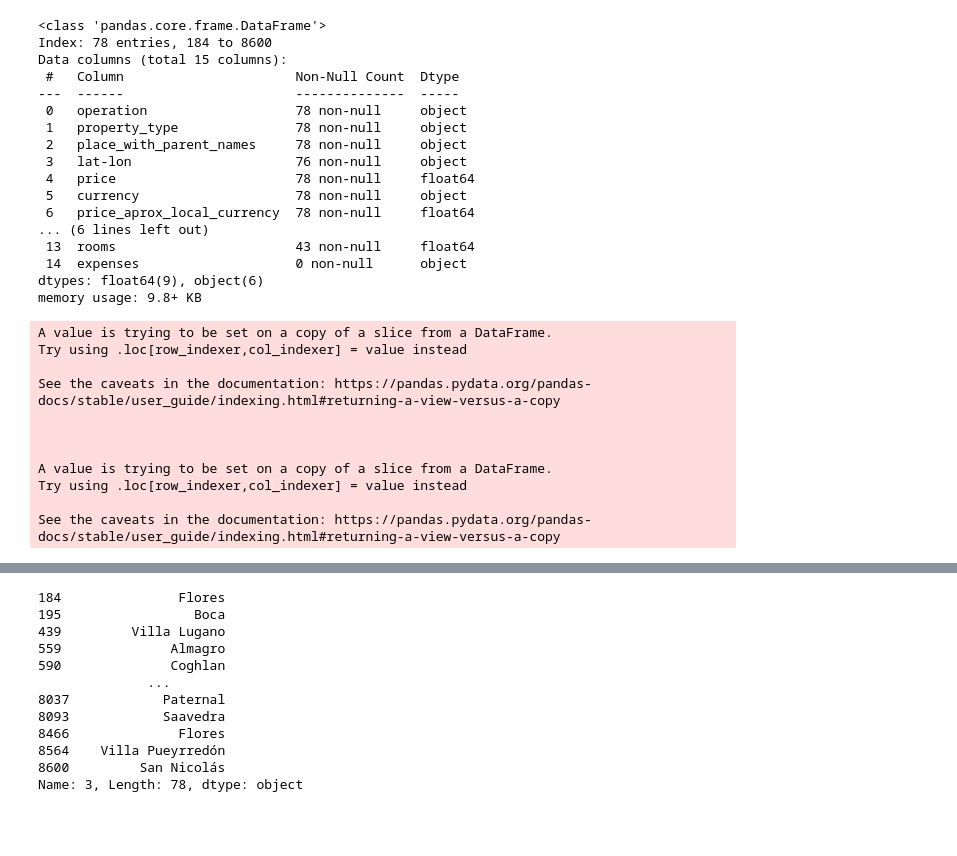
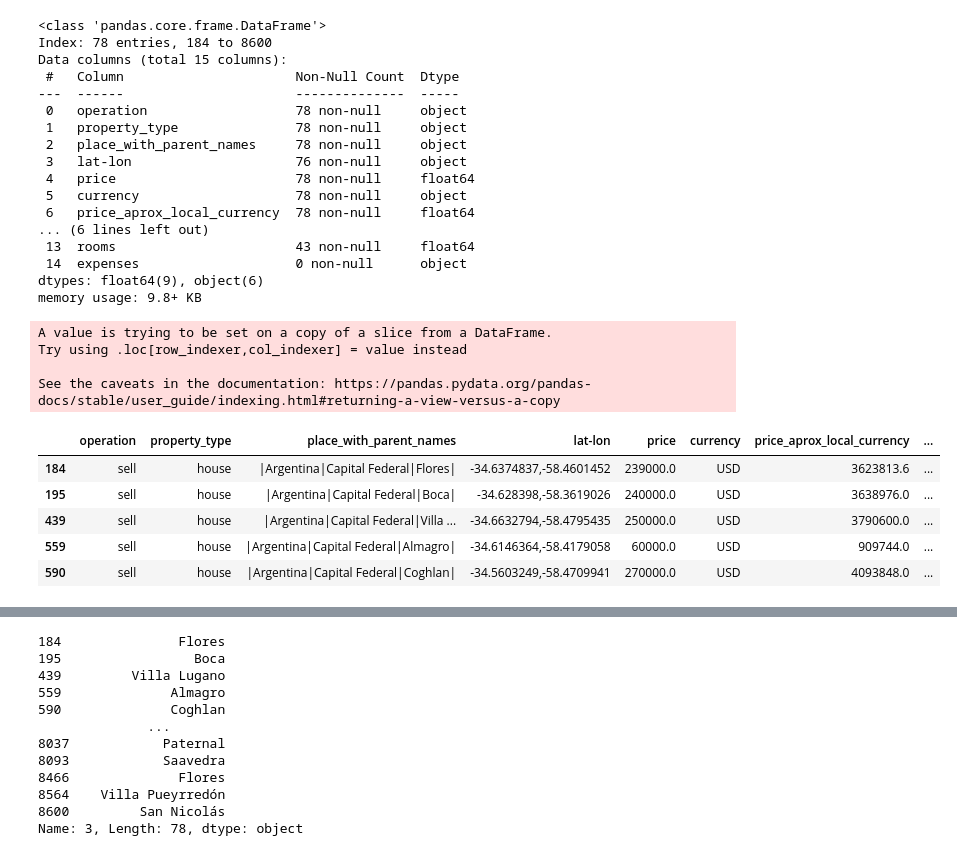
Before and after one commit to HXCLogic/Machine-Learning-382, a Jupyter notebook: lab-103-data-preparation/lab_103-data-preparation.ipynb, the cells around one changed output, grey strips where cells are left out. Cells and saved outputs as stored; diff of their text form; code cells hidden in the pictures; blank space fills up the shorter version.

```diff
--- a/lab-103-data-preparation/lab_103-data-preparation.ipynb
+++ b/lab-103-data-preparation/lab_103-data-preparation.ipynb
@@ -527,18 +541,18 @@ dtypes: float64(9), object(6)
 memory usage: 9.8+ KB
 # %%
 df3[['lat', 'lon']] = df3['lat-lon'].str.split(',', expand=True).astype(float).set_axis(['lat', 'lon'], axis=1)
+df3.head()
 # %% [output]
 A value is trying to be set on a copy of a slice from a DataFrame.
 Try using .loc[row_indexer,col_indexer] = value instead
 
 See the caveats in the documentation: https://pandas.pydata.org/pandas-docs/stable/user_guide/indexing.html#returning-a-view-versus-a-copy
-
-
-
-A value is trying to be set on a copy of a slice from a DataFrame.
-Try using .loc[row_indexer,col_indexer] = value instead
-
-See the caveats in the documentation: https://pandas.pydata.org/pandas-docs/stable/user_guide/indexing.html#returning-a-view-versus-a-copy
+|  | operation | property_type | place_with_parent_names | lat-lon | price | currency | price_aprox_local_currency | ... |
+| 184 | sell | house | |Argentina|Capital Federal|Flores| | -34.6374837,-58.4601452 | 239000.0 | USD | 3623813.6 | ... |
+| 195 | sell | house | |Argentina|Capital Federal|Boca| | -34.628398,-58.3619026 | 240000.0 | USD | 3638976.0 | ... |
+| 439 | sell | house | |Argentina|Capital Federal|Villa ... | -34.6632794,-58.4795435 | 250000.0 | USD | 3790600.0 | ... |
+| 559 | sell | house | |Argentina|Capital Federal|Almagro| | -34.6146364,-58.4179058 | 60000.0 | USD | 909744.0 | ... |
+| 590 | sell | house | |Argentina|Capital Federal|Coghlan| | -34.5603249,-58.4709941 | 270000.0 | USD | 4093848.0 | ... |
 # %%
 # Split "lat-lon" column
 df4 = (
```
Also changed, not shown: parts of 9 cells of this notebook.
